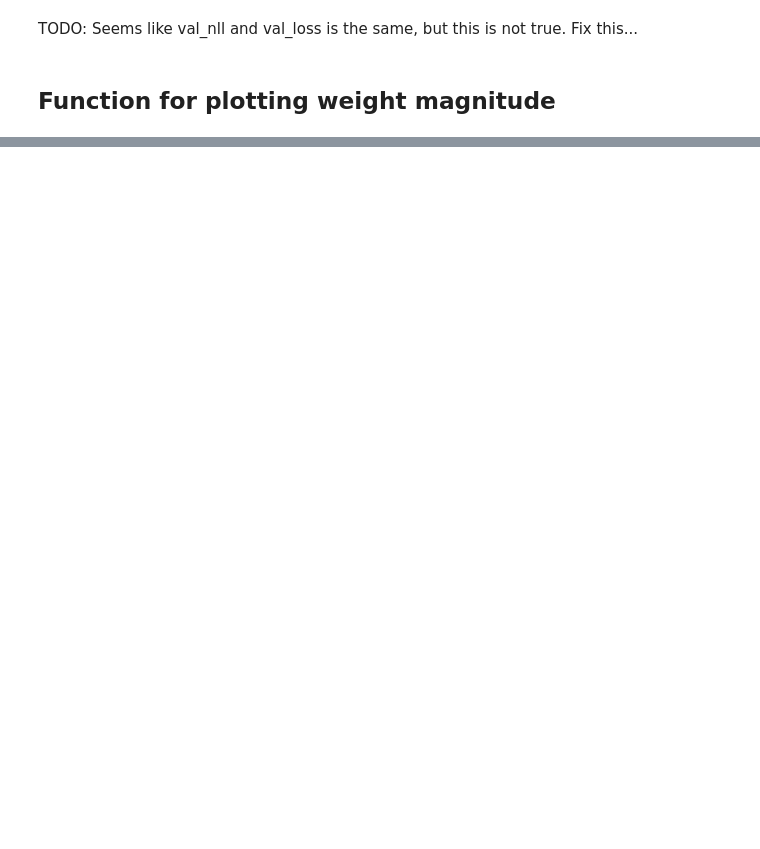
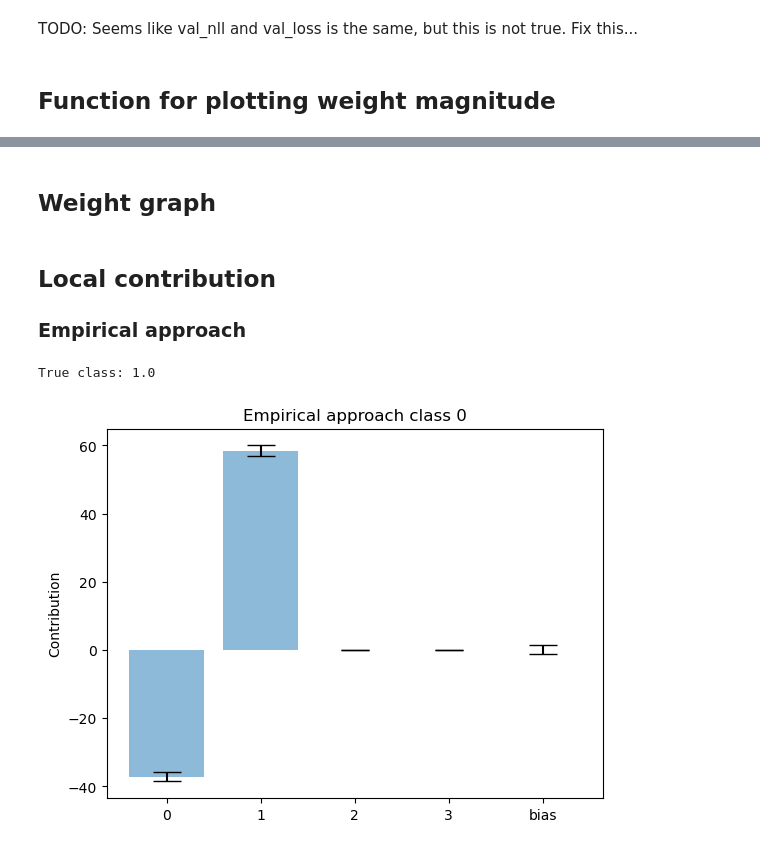
Before and after one commit to eirihoyh/ISLBBNN, a Jupyter notebook: examples/non_linear_function/lrt.ipynb, the cells around one changed output, grey strips where cells are left out. Drawn from its saved outputs; the diff is of its cells as text; code cells hidden in the pictures; blank space fills up the shorter version.

Commit message:
added relu versions to non-linear problem notebooks

```diff
--- a/examples/non_linear_function/lrt.ipynb
+++ b/examples/non_linear_function/lrt.ipynb
@@ -100,6 +97,12 @@ LOADER_KWARGS = {'num_workers': 1, 'pin_memory': True} if torch.cuda.is_availabl
 # %% [markdown]
 ## Train, validate and test network
 # %%
+# select the device and initiate model
+
+# DEVICE = torch.device("cuda:0" if torch.cuda.is_available() else "mps")
+DEVICE = torch.device("cuda:0" if torch.cuda.is_available() else "cpu")
+LOADER_KWARGS = {'num_workers': 1, 'pin_memory': True} if torch.cuda.is_available() else {}
+
 all_nets = {}
 metrics_several_runs = []
 metrics_median_several_runs = []
@@ -160,7 +163,7 @@ for ni in range(n_nets):
     metrics, metrics_median = pip_func.test_ensemble(all_nets[ni], test_dat, DEVICE, SAMPLES=10, reg=(not class_problem)) # Test same data 10 times to get average
     metrics_several_runs.append(metrics)
     metrics_median_several_runs.append(metrics_median)
-    pf.run_path_graph(all_nets[ni], threshold=0.5, save_path=f"path_graphs/lrt/prob/test{ni}", show=verbose)
+    pf.run_path_graph(all_nets[ni], threshold=0.5, save_path=f"path_graphs/lrt/prob/test{ni}_sigmoid", show=verbose)
 
 if verbose:
     print(metrics)
@@ -189,4 +192,4 @@ TODO: Seems like val_nll and val_loss is the same, but this is not true. Fix thi
 # %% [markdown]
 ## Function for plotting weight magnitude
 # %%
-pf.run_path_graph_weight(net, save_path="path_graphs/lrt/weight/temp", show=True)
+pf.run_path_graph_weight(net, save_path="path_graphs/lrt/weight/temp_sigmoid", show=True)
@@ -228,0 +200,12 @@ pip_func.weight_matrices_numpy(net)
+# %%
+# Get linear data
+y, X = pip_func.create_data_unif(n_samples, beta=[100,1,1,1,1], dep_level=0.0, classification=class_problem)
+
+n, p = X.shape  # need this to get p
+print(n,p,dim)
+
+# Split keep some of the data for validation after training
+X, X_test, y, y_test = train_test_split(
+    X, y, test_size=0.10, random_state=42)#, stratify=y)
+
+test_dat = torch.tensor(np.column_stack((X_test,y_test)),dtype = torch.float32)
@@ -228,0 +310,15 @@ pip_func.weight_matrices_numpy(net)
+# %% [markdown]
+## Weight graph
+# %%
+pf.run_path_graph_weight(net, save_path="path_graphs/lrt/weight/temp_relu", show=True)
+# %% [markdown]
+## Local contribution
+
+### Empirical approach
+# %%
+explain_this = train_dat[14,:-1].reshape(-1, p)
+print(f"True class: {train_dat[14,-1]}")
+pf.plot_local_contribution_empirical(net, explain_this, sample=True, median=True, n_samples=1_000)
+# %% [output]
+True class: 1.0
+[figure, added]
```
Also changed, not shown: parts of 16 cells of this notebook, 18 other files.
